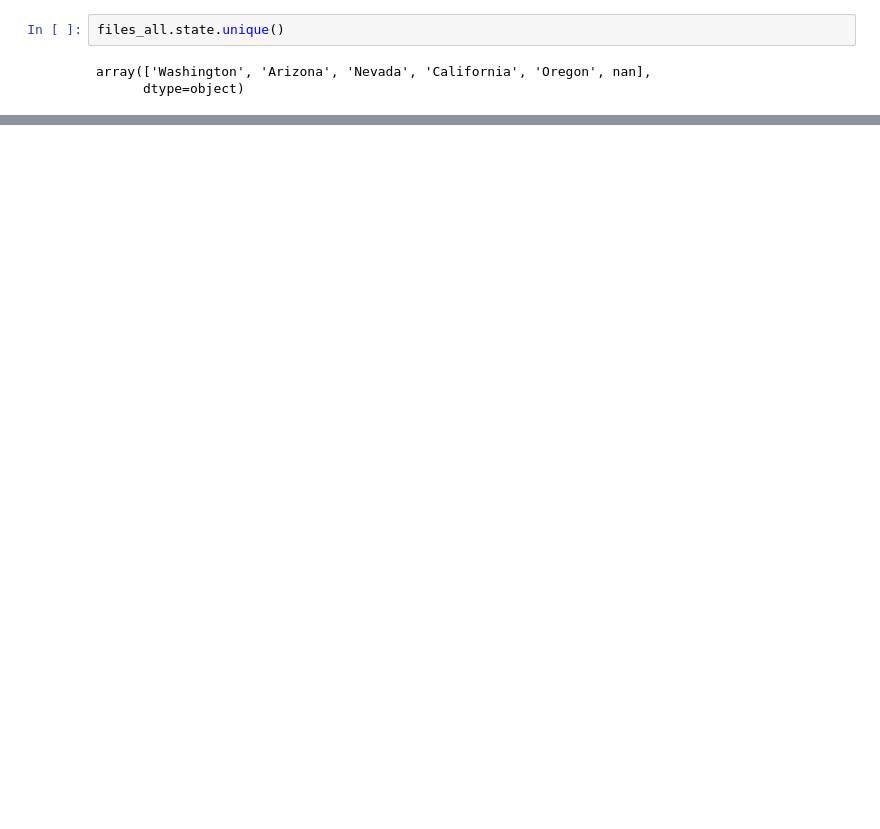
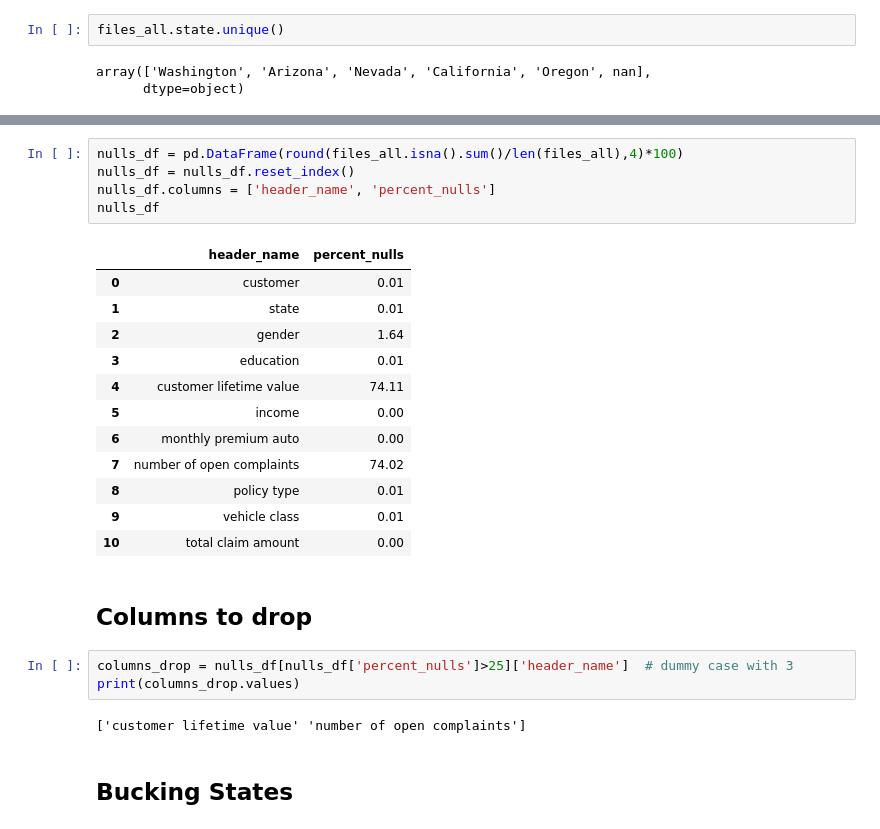
Before and after one commit to solveigg/IronSolveig, a Jupyter notebook: Solveig_CS_Customers.ipynb, the cells around one changed output, grey strips where cells are left out. Saved outputs shown, nothing was run; the diff lists cells and outputs as text; blank space fills up the shorter version.

```diff
--- a/Solveig_CS_Customers.ipynb
+++ b/Solveig_CS_Customers.ipynb
@@ -264,0 +308,27 @@ round(df.isna().sum/len(hk_df),4)*100
+# %%
+nulls_df = pd.DataFrame(round(files_all.isna().sum()/len(files_all),4)*100)
+nulls_df = nulls_df.reset_index()
+nulls_df.columns = ['header_name', 'percent_nulls']
+nulls_df
+# %% [output]
+|  | header_name | percent_nulls |
+| 0 | customer | 0.01 |
+| 1 | state | 0.01 |
+| 2 | gender | 1.64 |
+| 3 | education | 0.01 |
+| 4 | customer lifetime value | 74.11 |
+| 5 | income | 0.00 |
+| 6 | monthly premium auto | 0.00 |
+| 7 | number of open complaints | 74.02 |
+| 8 | policy type | 0.01 |
+| 9 | vehicle class | 0.01 |
+| 10 | total claim amount | 0.00 |
+# %% [markdown]
+## Columns to drop
+# %%
+columns_drop = nulls_df[nulls_df['percent_nulls']>25]['header_name']  # dummy case with 3
+print(columns_drop.values)
+# %% [output]
+['customer lifetime value' 'number of open complaints']
+# %% [markdown]
+## Bucking States
```
Also changed, not shown: parts of 24 cells of this notebook.
